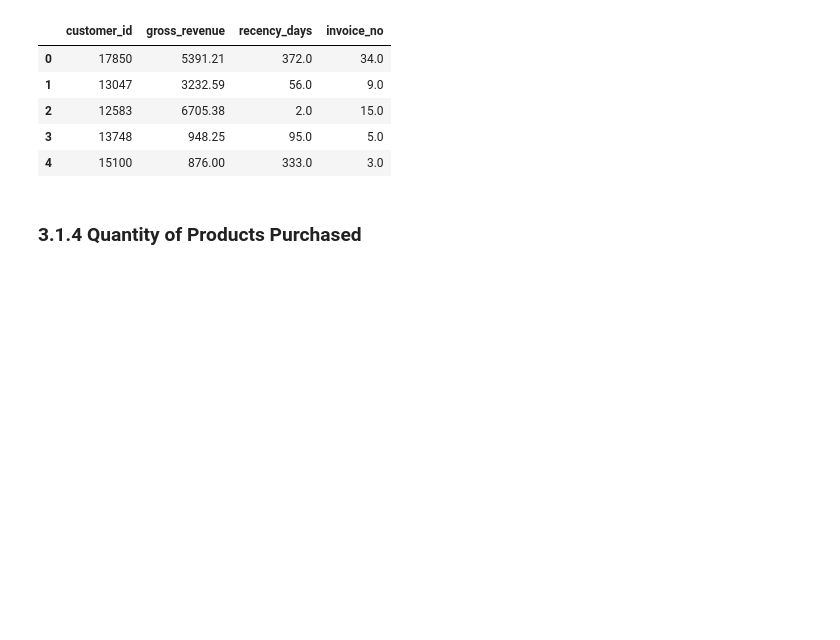
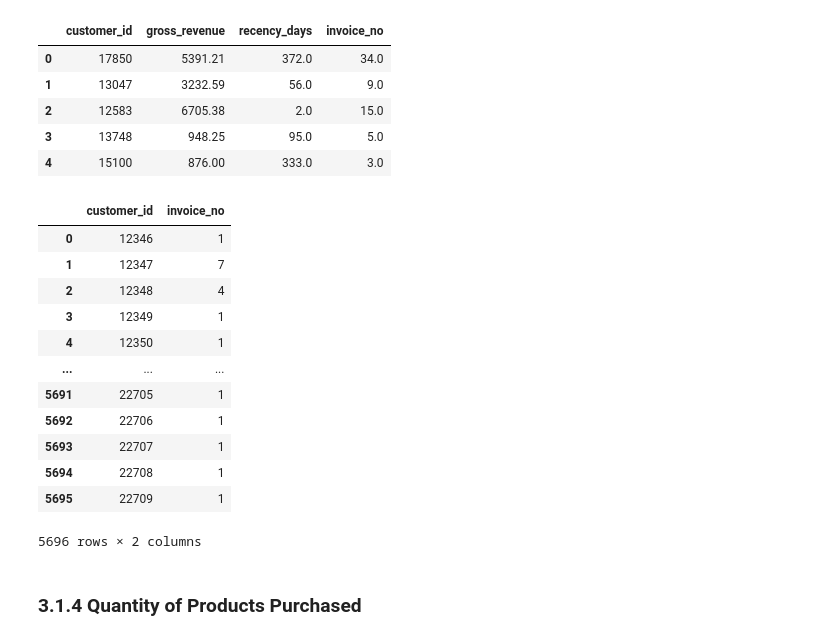
Before and after one commit to diegodinizf/insiders_clustering, a Jupyter notebook: notebooks/insiders_clustering_ciclo04_v01.ipynb, the cells around one changed output. Cells and saved outputs as stored; diff of their text form; code cells hidden in the pictures; blank space fills up the shorter version.

```diff
--- a/notebooks/insiders_clustering_ciclo04_v01.ipynb
+++ b/notebooks/insiders_clustering_ciclo04_v01.ipynb
@@ -404,6 +406,22 @@ df_ref.head()
 | 2 | 12583 | 6705.38 | 2.0 | 15.0 |
 | 3 | 13748 | 948.25 | 95.0 | 5.0 |
 | 4 | 15100 | 876.00 | 333.0 | 3.0 |
+# %%
+df_prod.sort_values('customer_id')
+# %% [output]
+|  | customer_id | invoice_no |
+| 0 | 12346 | 1 |
+| 1 | 12347 | 7 |
+| 2 | 12348 | 4 |
+| 3 | 12349 | 1 |
+| 4 | 12350 | 1 |
+| ... | ... | ... |
+| 5691 | 22705 | 1 |
+| 5692 | 22706 | 1 |
+| 5693 | 22707 | 1 |
+| 5694 | 22708 | 1 |
+| 5695 | 22709 | 1 |
+5696 rows × 2 columns
 # %% [markdown]
 ### 3.1.4 Quantity of Products Purchased
 # %%
```
Also changed, not shown: parts of 11 cells of this notebook, 1 other file.
